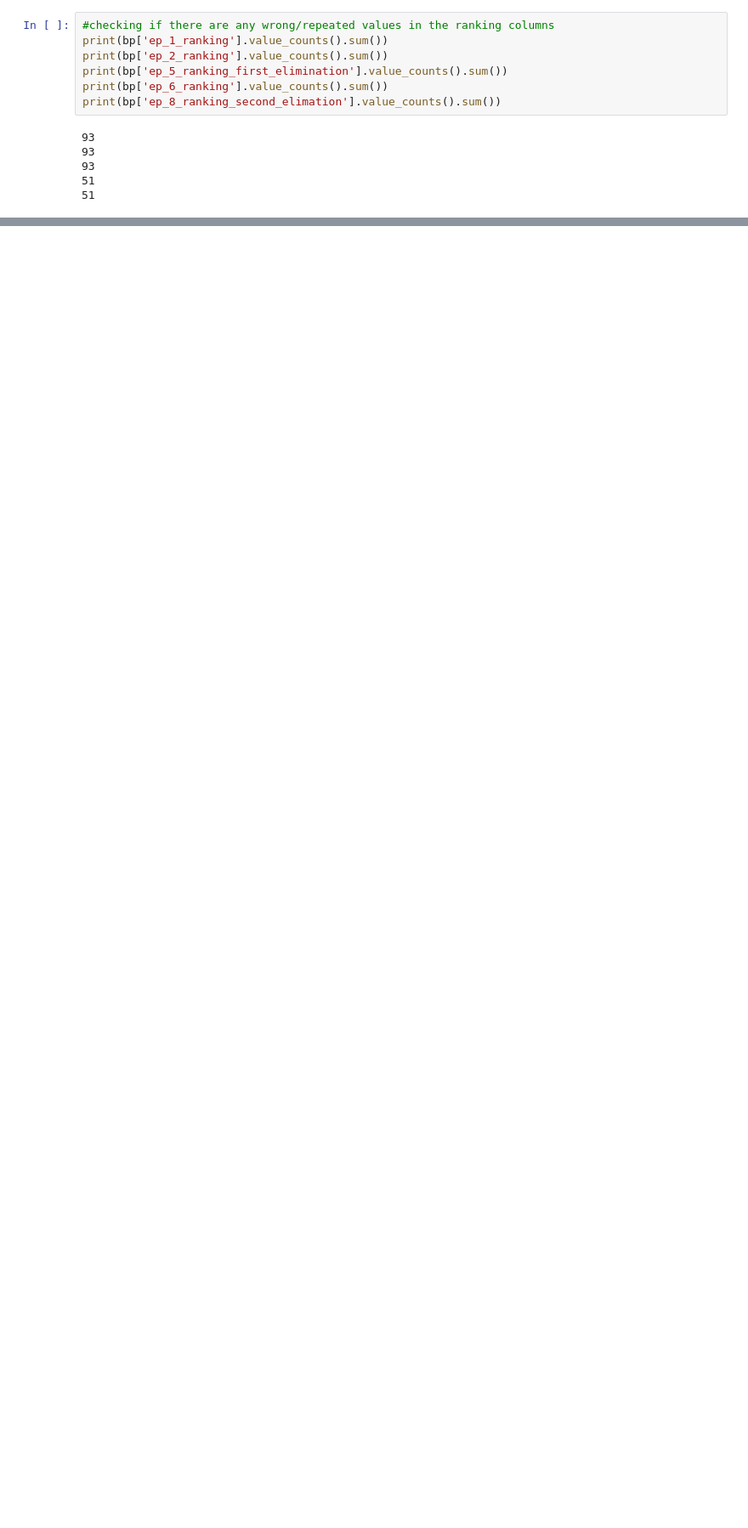
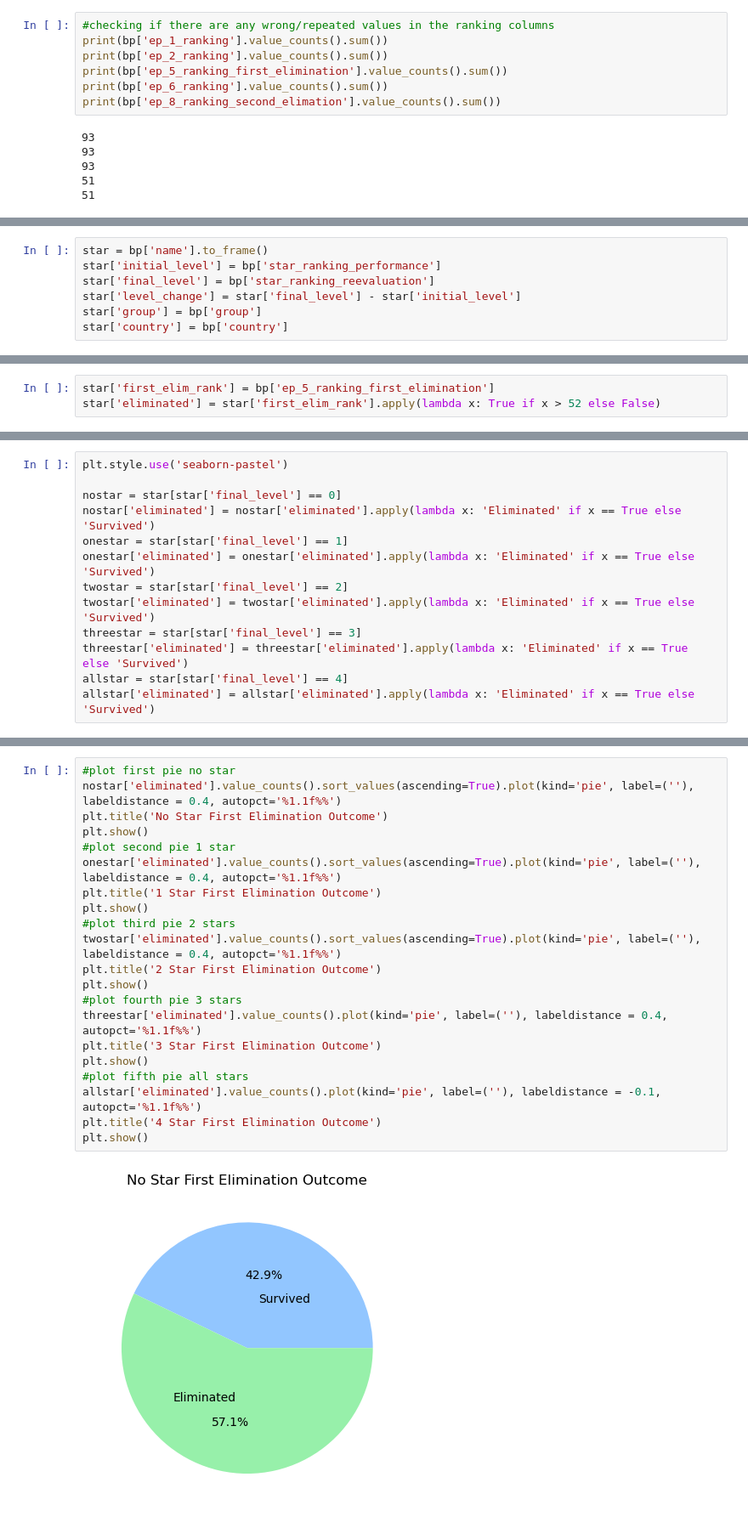
Before and after one commit to altheaxcvii/Boys-Planet, a Jupyter notebook: boys_planet_cleaning.ipynb, the cells around one changed output, grey strips where cells are left out. Shown: that part at 85% size. Saved outputs shown, nothing was run; the diff lists cells and outputs as text; blank space fills up the shorter version.

```diff
--- a/boys_planet_cleaning.ipynb
+++ b/boys_planet_cleaning.ipynb
@@ -212,0 +313,7 @@ print(bp['ep_8_ranking_second_elimation'].value_counts().sum())
+# %%
+star = bp['name'].to_frame()
+star['initial_level'] = bp['star_ranking_performance']
+star['final_level'] = bp['star_ranking_reevaluation']
+star['level_change'] = star['final_level'] - star['initial_level']
+star['group'] = bp['group']
+star['country'] = bp['country']
@@ -212,0 +355,3 @@ print(bp['ep_8_ranking_second_elimation'].value_counts().sum())
+# %%
+star['first_elim_rank'] = bp['ep_5_ranking_first_elimination']
+star['eliminated'] = star['first_elim_rank'].apply(lambda x: True if x > 52 else False)
@@ -212,0 +364,13 @@ print(bp['ep_8_ranking_second_elimation'].value_counts().sum())
+# %%
+plt.style.use('seaborn-pastel')
+
+nostar = star[star['final_level'] == 0]
+nostar['eliminated'] = nostar['eliminated'].apply(lambda x: 'Eliminated' if x == True else 'Survived')
+onestar = star[star['final_level'] == 1]
+onestar['eliminated'] = onestar['eliminated'].apply(lambda x: 'Eliminated' if x == True else 'Survived')
+twostar = star[star['final_level'] == 2]
+twostar['eliminated'] = twostar['eliminated'].apply(lambda x: 'Eliminated' if x == True else 'Survived')
+threestar = star[star['final_level'] == 3]
+threestar['eliminated'] = threestar['eliminated'].apply(lambda x: 'Eliminated' if x == True else 'Survived')
+allstar = star[star['final_level'] == 4]
+allstar['eliminated'] = allstar['eliminated'].apply(lambda x: 'Eliminated' if x == True else 'Survived')
@@ -212,0 +395,23 @@ print(bp['ep_8_ranking_second_elimation'].value_counts().sum())
+# %%
+#plot first pie no star
+nostar['eliminated'].value_counts().sort_values(ascending=True).plot(kind='pie', label=(''), labeldistance = 0.4, autopct='%1.1f%%')
+plt.title('No Star First Elimination Outcome')
+plt.show()
+#plot second pie 1 star
+onestar['eliminated'].value_counts().sort_values(ascending=True).plot(kind='pie', label=(''), labeldistance = 0.4, autopct='%1.1f%%')
+plt.title('1 Star First Elimination Outcome')
+plt.show()
+#plot third pie 2 stars
+twostar['eliminated'].value_counts().sort_values(ascending=True).plot(kind='pie', label=(''), labeldistance = 0.4, autopct='%1.1f%%')
+plt.title('2 Star First Elimination Outcome')
+plt.show()
+#plot fourth pie 3 stars
+threestar['eliminated'].value_counts().plot(kind='pie', label=(''), labeldistance = 0.4, autopct='%1.1f%%')
+plt.title('3 Star First Elimination Outcome')
+plt.show()
+#plot fifth pie all stars
+allstar['eliminated'].value_counts().plot(kind='pie', label=(''), labeldistance = -0.1, autopct='%1.1f%%')
+plt.title('4 Star First Elimination Outcome')
+plt.show()
+# %% [output]
+[figure, added]
```
Also changed, not shown: parts of 30 cells of this notebook, 1 other file.
